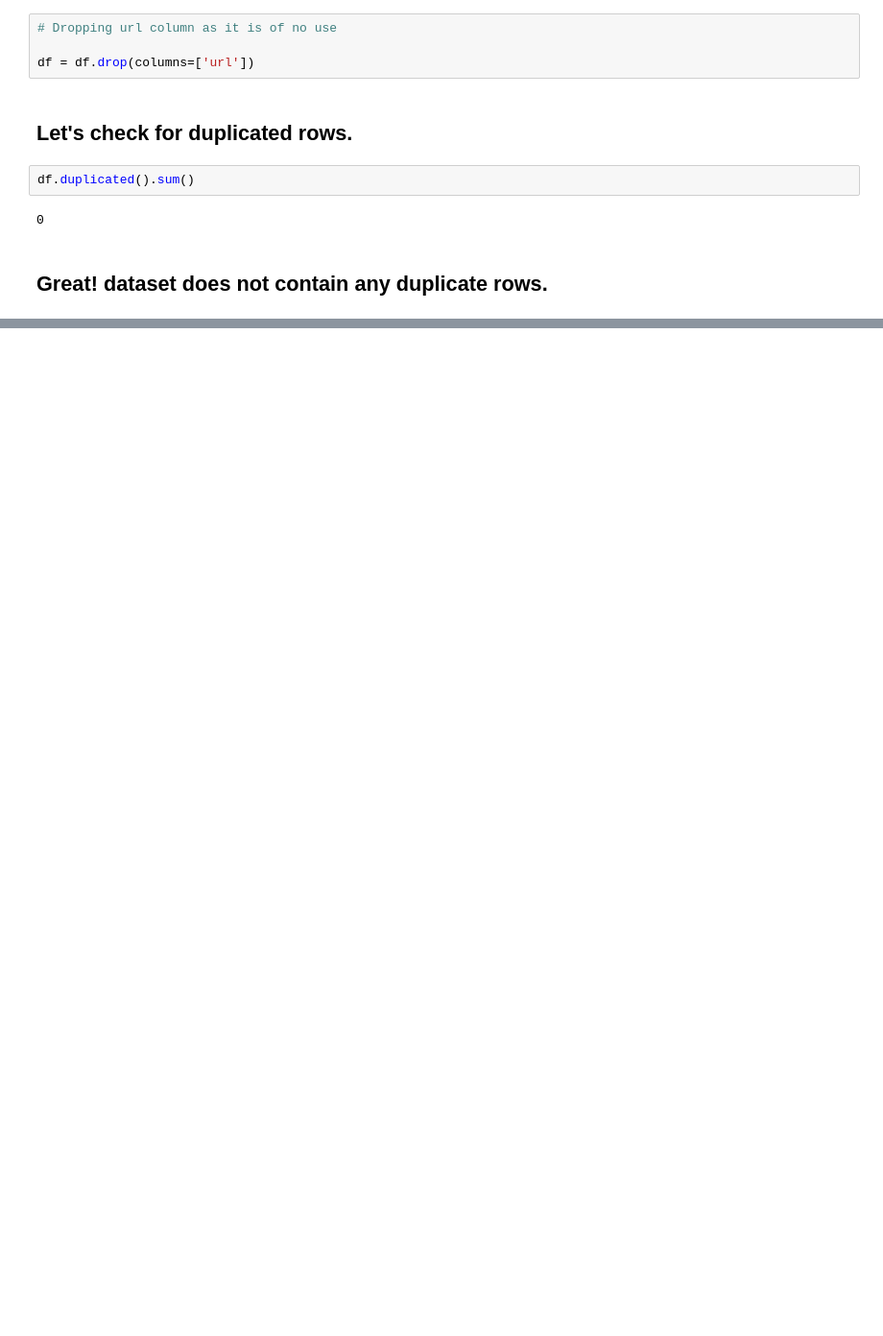
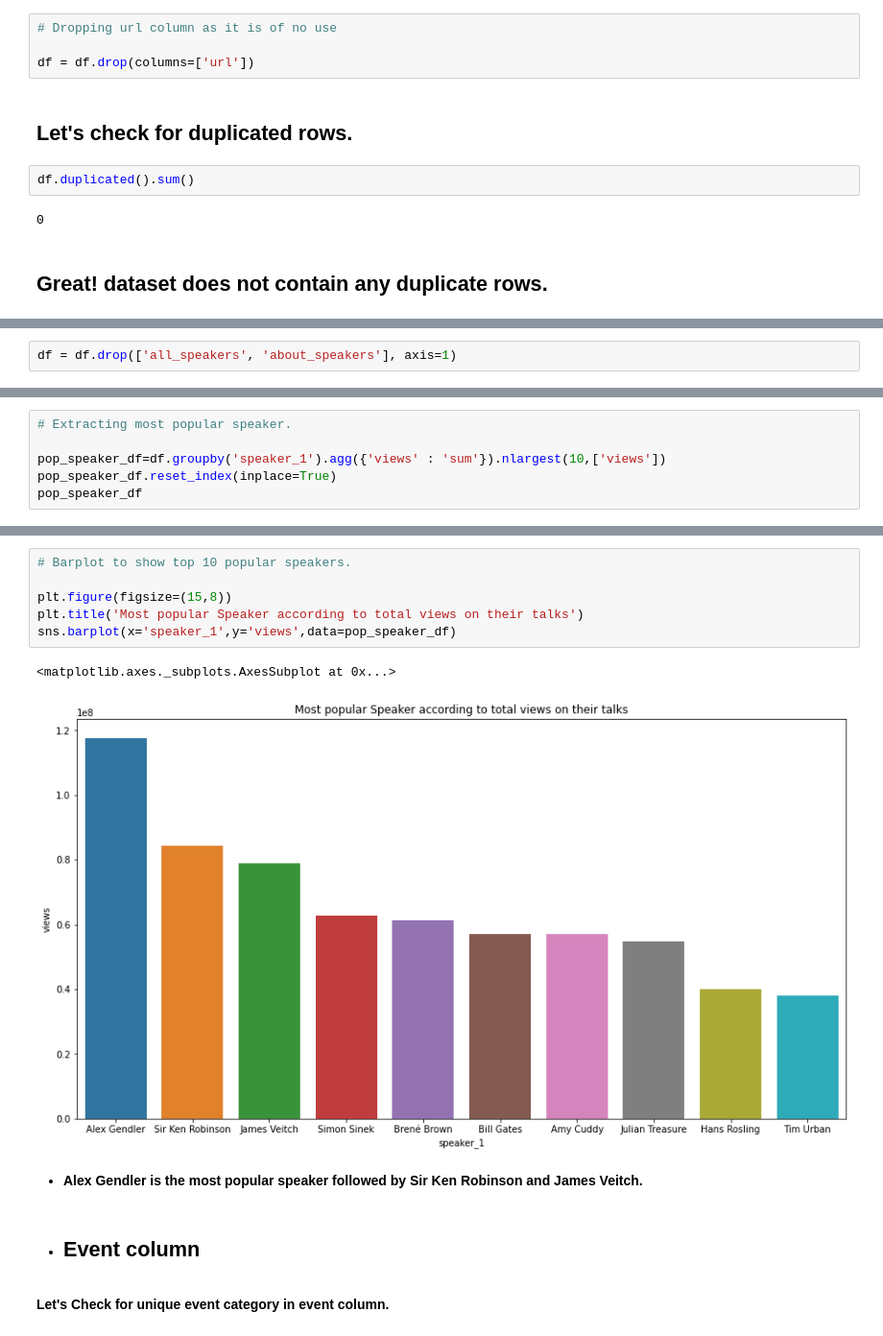
Before and after one commit to PuroshotamSingh/Ted-talk-views-prediction, a Jupyter notebook: Ted_Talk_Views_Prediction_Puroshotam_Singh_Capstone_Project_2.ipynb, the cells around one changed output, grey strips where cells are left out. Shown at 96% size. Drawn from its saved outputs; the diff is of its cells as text; blank space fills up the shorter version.

```diff
--- a/Ted_Talk_Views_Prediction_Puroshotam_Singh_Capstone_Project_2.ipynb
+++ b/Ted_Talk_Views_Prediction_Puroshotam_Singh_Capstone_Project_2.ipynb
@@ -148,0 +152,2 @@ df.duplicated().sum()
+# %%
+df = df.drop(['all_speakers', 'about_speakers'], axis=1)
@@ -148,0 +184,6 @@ df.duplicated().sum()
+# %%
+# Extracting most popular speaker.
+
+pop_speaker_df=df.groupby('speaker_1').agg({'views' : 'sum'}).nlargest(10,['views'])
+pop_speaker_df.reset_index(inplace=True)
+pop_speaker_df
@@ -148,0 +202,19 @@ df.duplicated().sum()
+# %%
+# Barplot to show top 10 popular speakers.
+
+plt.figure(figsize=(15,8))
+plt.title('Most popular Speaker according to total views on their talks')
+sns.barplot(x='speaker_1',y='views',data=pop_speaker_df)
+# %% [output]
+<matplotlib.axes._subplots.AxesSubplot at 0x...>
+[figure, added]
+# %% [markdown]
+
+
+*   **Alex Gendler is the most popular speaker followed by Sir Ken Robinson and James Veitch.**
+# %% [markdown]
+
+
+*   ## Event column
+# %% [markdown]
+**Let's Check for unique event category in event column.**
```
Also changed, not shown: parts of 12 cells of this notebook.
